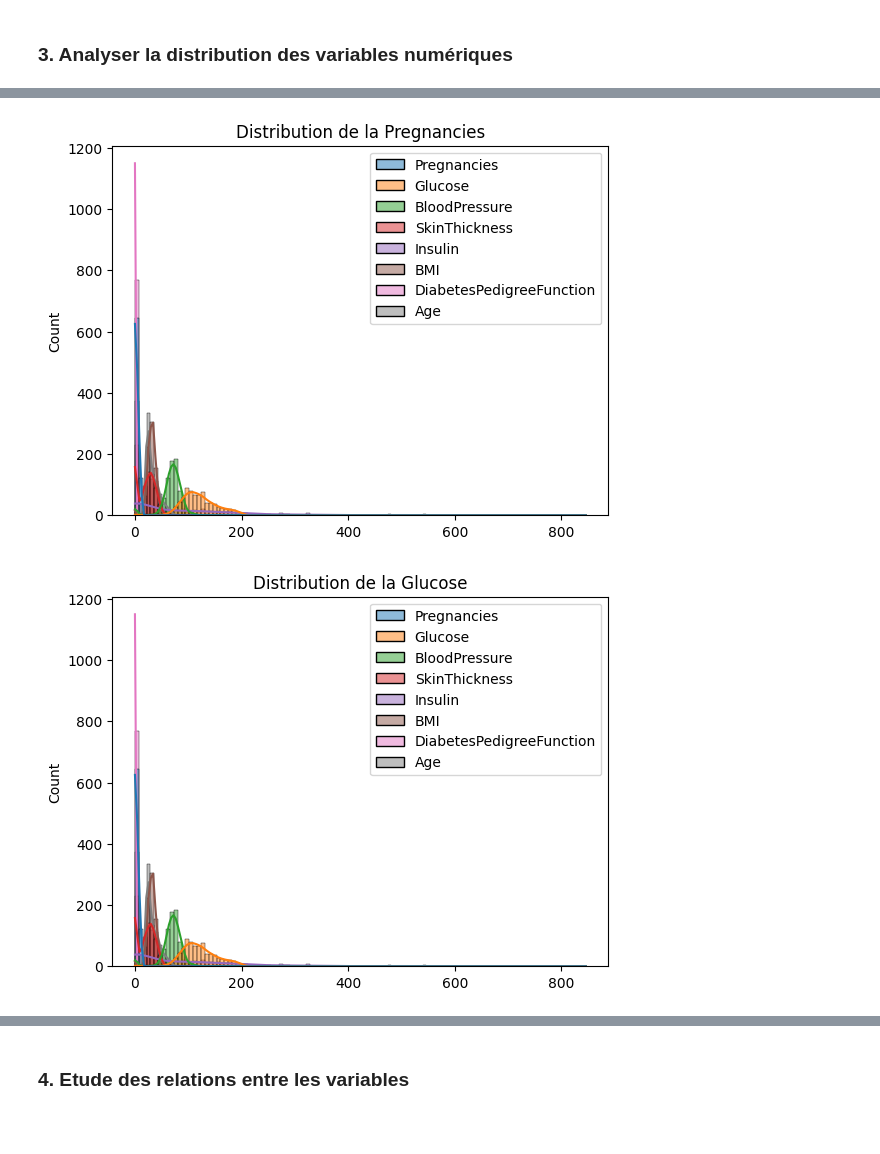
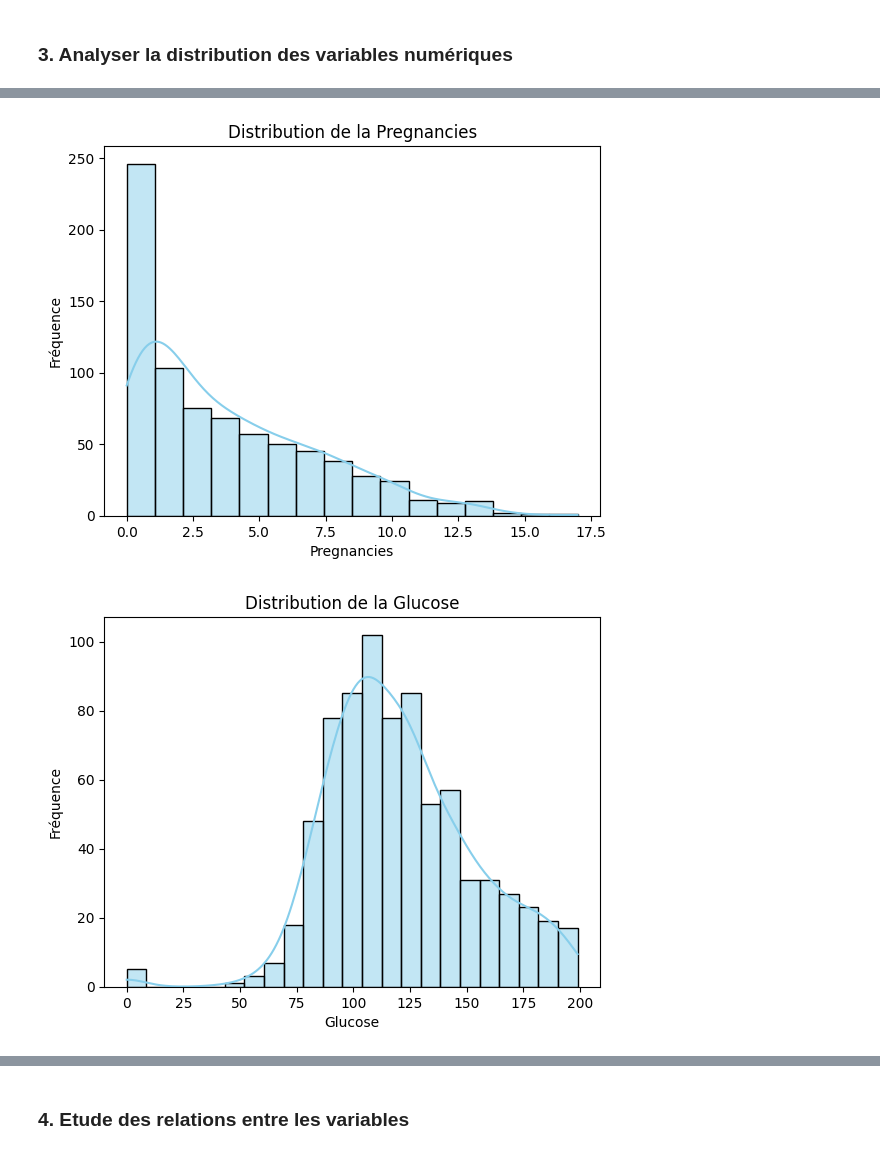
Before and after one commit to r00tMG/risque_diabete_par_analyse_clinique_model_apprentissage, a Jupyter notebook: notebooks/script.ipynb, the cells around one changed output, grey strips where cells are left out. Drawn from its saved outputs; the diff is of its cells as text; code cells hidden in the pictures; blank space fills up the shorter version.

Commit message:
update visualisation de la distribution des variables

```diff
--- a/notebooks/script.ipynb
+++ b/notebooks/script.ipynb
@@ -166,9 +166,11 @@ Requirement already satisfied: six>=1.5 in /Users/meissagningue/Projects/dev_ia/
 Note: you may need to restart the kernel to use updated packages.
 # %%
 for i in df.select_dtypes(include = "number").columns.tolist():
-    sns.histplot(df, kde=True)
+    sns.histplot(df[i], kde=True, color="skyblue")
     plt.title(f"Distribution de la {i}")
+    plt.xlabel(i)
+    plt.ylabel("Fréquence")
     plt.show()
 # %% [output]
-[figure, old version]
+[figure, new version]
-[figure, old version]
+[figure, new version]
```
Also changed, not shown: parts of 3 cells of this notebook.
